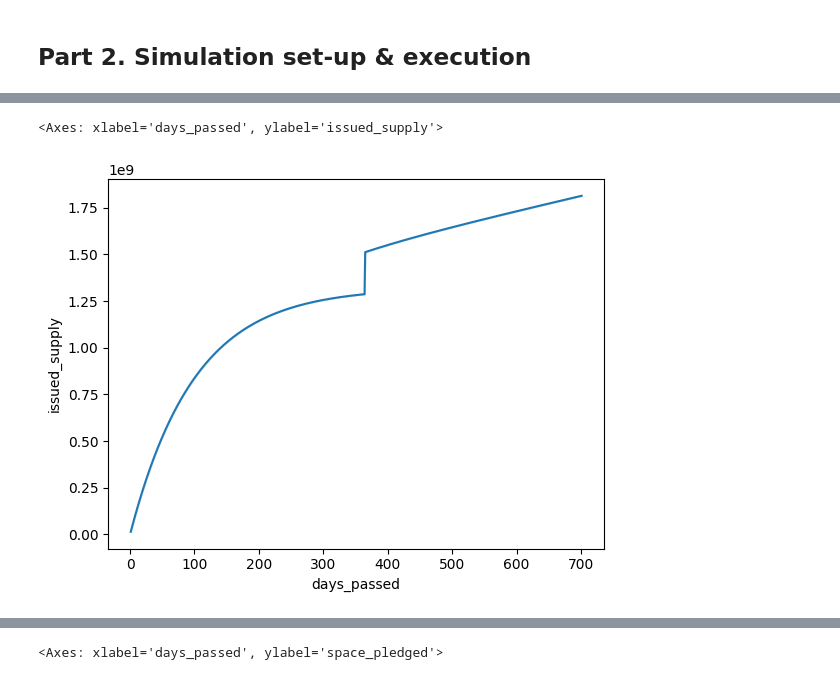
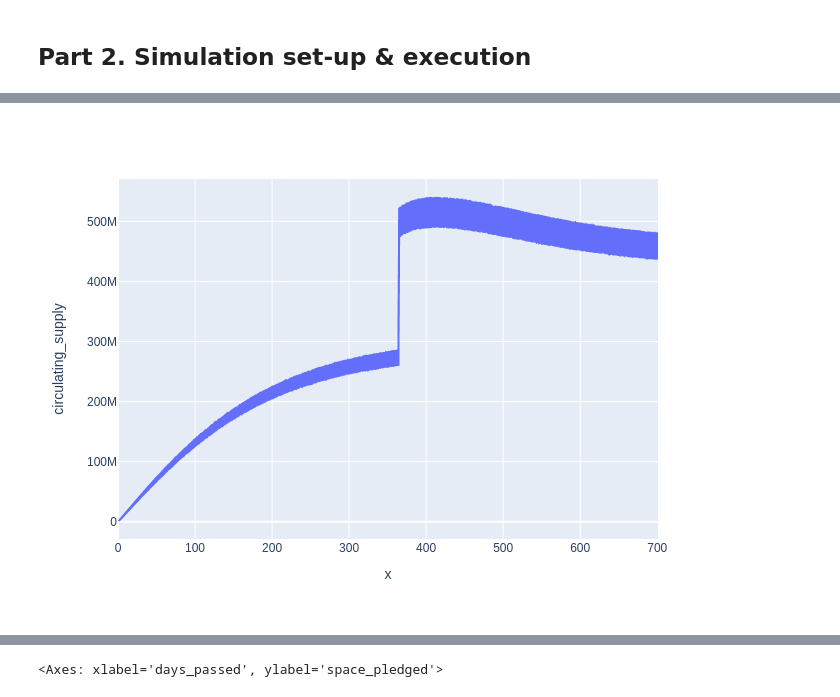
Before and after one commit to BlockScience/subspace, a Jupyter notebook: notebooks/standard_stochastic.ipynb, the cells around one changed output, grey strips where cells are left out. Saved outputs shown, nothing was run; the diff lists cells and outputs as text; code cells hidden in the pictures.

```diff
--- a/notebooks/standard_stochastic.ipynb
+++ b/notebooks/standard_stochastic.ipynb
@@ -53,5 +69,8 @@ sns.lineplot(sim_df, x='days_passed', y='circulating_supply')
-# %%
-sns.lineplot(sim_df, x='days_passed', y='issued_supply')
-# %% [output]
-<Axes: xlabel='days_passed', ylabel='issued_supply'>
-[figure, removed]
+# %%
+fig = px.line(
+    sim_df,
+    x=sim_df.index.get_level_values("days_passed"),
+    y="circulating_supply")
+fig.show()
+# %% [output]
+[figure, added]
```
Also changed, not shown: parts of 22 cells of this notebook, 3 other files.
